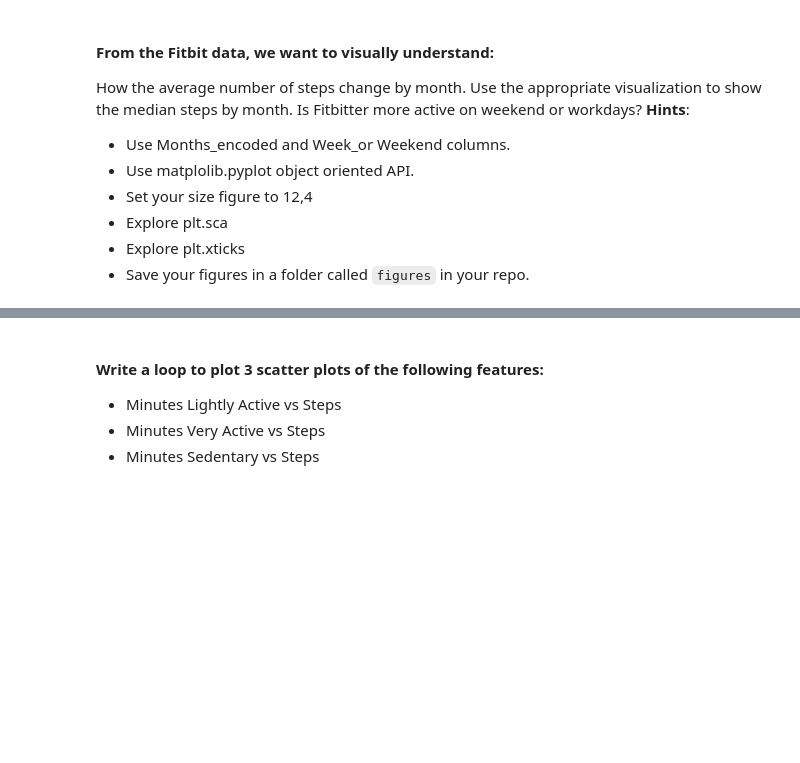
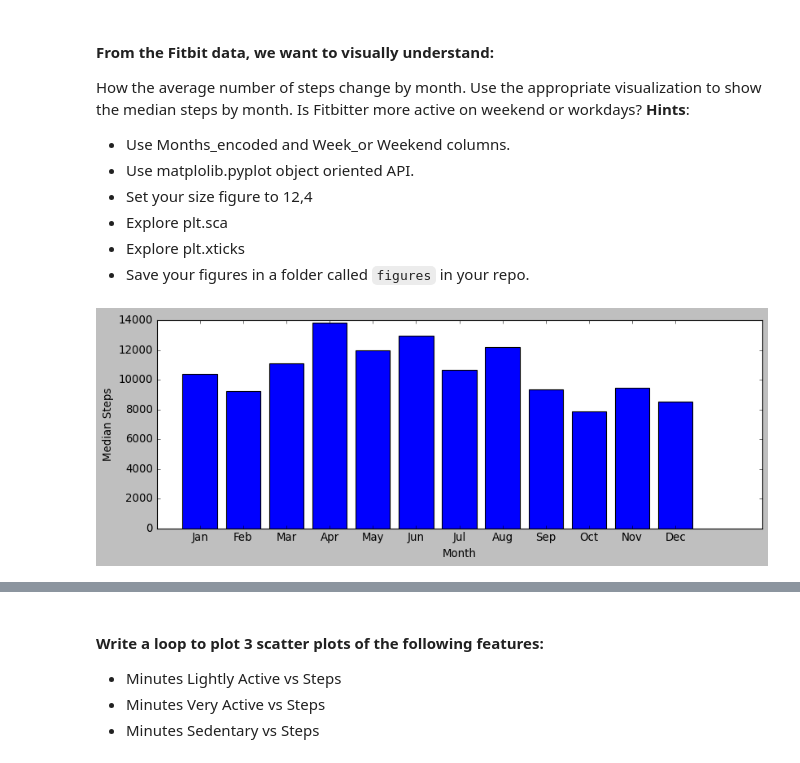
Before and after one commit to Ironhack-Data-Madrid-Abril-2023/5.2-lab_matplotlib_seaborn, a Jupyter notebook: your-code/main.ipynb, the cells around one changed output, grey strips where cells are left out. Drawn from its saved outputs; the diff is of its cells as text; code cells hidden in the pictures; blank space fills up the shorter version.

```diff
--- a/your-code/main.ipynb
+++ b/your-code/main.ipynb
@@ -53,0 +48,14 @@ How the average number of steps change by month. Use the appropriate visualizati
+# %%
+# AVERAGE STEPS BY MONTH_ENCODED
+# your code here
+avg_steps_month = fitbit.groupby('Months_encoded')['Steps'].median()
+
+fig, ax = plt.subplots(figsize=(12, 4))
+ax.bar(avg_steps_month.index, avg_steps_month)
+ax.set_xlabel('Month')
+ax.set_ylabel('Median Steps')
+plt.xticks(range(1, 13), ['Jan', 'Feb', 'Mar', 'Apr', 'May', 'Jun', 'Jul', 'Aug', 'Sep', 'Oct', 'Nov', 'Dec'])
+
+plt.savefig('../figures/avg_steps_month.png')
+# %% [output]
+[figure, added]
```
Also changed, not shown: parts of 7 cells of this notebook, 3 other files.
